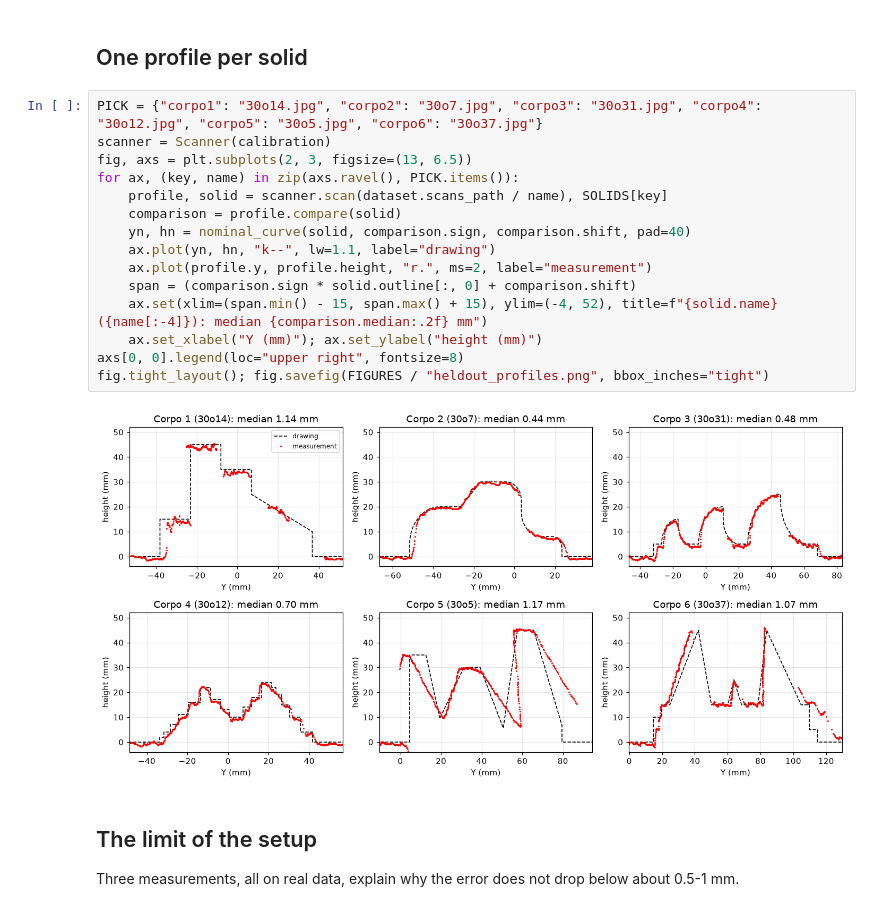
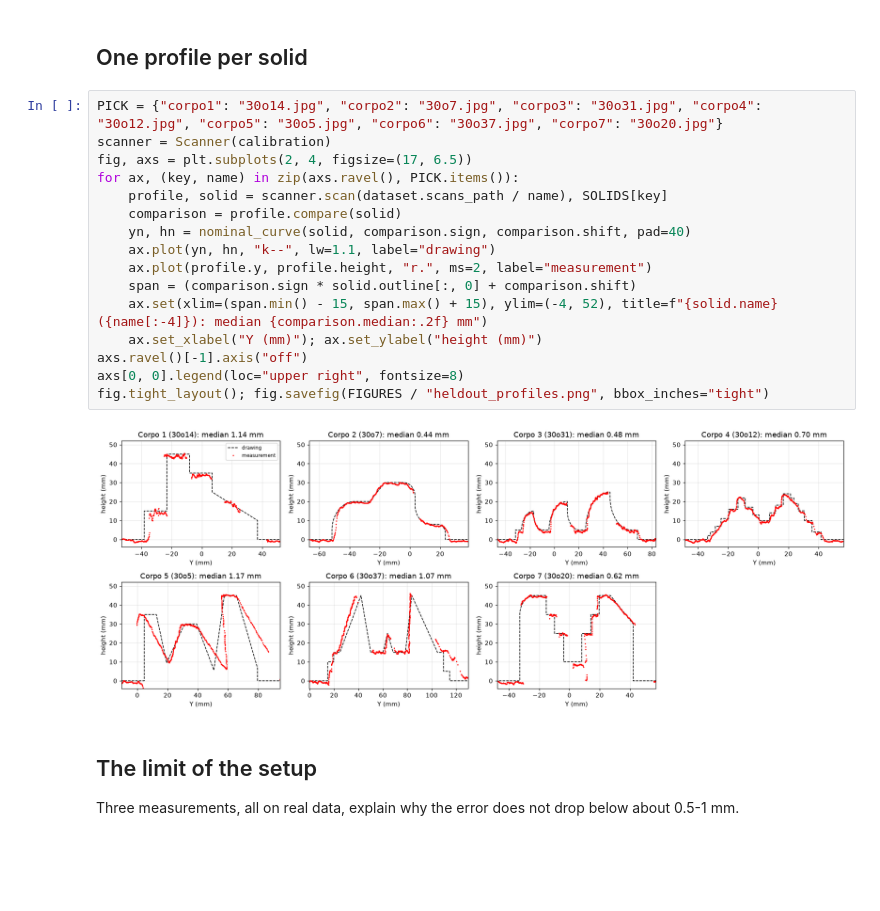
Before and after one commit to SickCiQuattro/lightsheet3d, a Jupyter notebook: notebooks/06_heldout_validation.ipynb, the cells around one changed output. Saved outputs shown, nothing was run; the diff lists cells and outputs as text; blank space fills up the shorter version.

```diff
--- a/notebooks/06_heldout_validation.ipynb
+++ b/notebooks/06_heldout_validation.ipynb
@@ -86,22 +89,23 @@ test: mean median 0.91 mm -> 0.79 mm with stretching
 # %% [markdown]
 ## One profile per solid
 # %%
-PICK = {"corpo1": "30o14.jpg", "corpo2": "30o7.jpg", "corpo3": "30o31.jpg", "corpo4": "30o12.jpg", "corpo5": "30o5.jpg", "corpo6": "30o37.jpg"}
+PICK = {"corpo1": "30o14.jpg", "corpo2": "30o7.jpg", "corpo3": "30o31.jpg", "corpo4": "30o12.jpg", "corpo5": "30o5.jpg", "corpo6": "30o37.jpg", "corpo7": "30o20.jpg"}
 scanner = Scanner(calibration)
-fig, axs = plt.subplots(2, 3, figsize=(13, 6.5))
+fig, axs = plt.subplots(2, 4, figsize=(17, 6.5))
 for ax, (key, name) in zip(axs.ravel(), PICK.items()):
     profile, solid = scanner.scan(dataset.scans_path / name), SOLIDS[key]
     comparison = profile.compare(solid)
     yn, hn = nominal_curve(solid, comparison.sign, comparison.shift, pad=40)
     ax.plot(yn, hn, "k--", lw=1.1, label="drawing")
     ax.plot(profile.y, profile.height, "r.", ms=2, label="measurement")
     span = (comparison.sign * solid.outline[:, 0] + comparison.shift)
     ax.set(xlim=(span.min() - 15, span.max() + 15), ylim=(-4, 52), title=f"{solid.name} ({name[:-4]}): median {comparison.median:.2f} mm")
     ax.set_xlabel("Y (mm)"); ax.set_ylabel("height (mm)")
+axs.ravel()[-1].axis("off")
 axs[0, 0].legend(loc="upper right", fontsize=8)
 fig.tight_layout(); fig.savefig(FIGURES / "heldout_profiles.png", bbox_inches="tight")
 # %% [output]
-[figure, old version]
+[figure, new version]
 # %% [markdown]
 ## The limit of the setup
 
```
Also changed, not shown: parts of 5 cells of this notebook, 10 other files.
